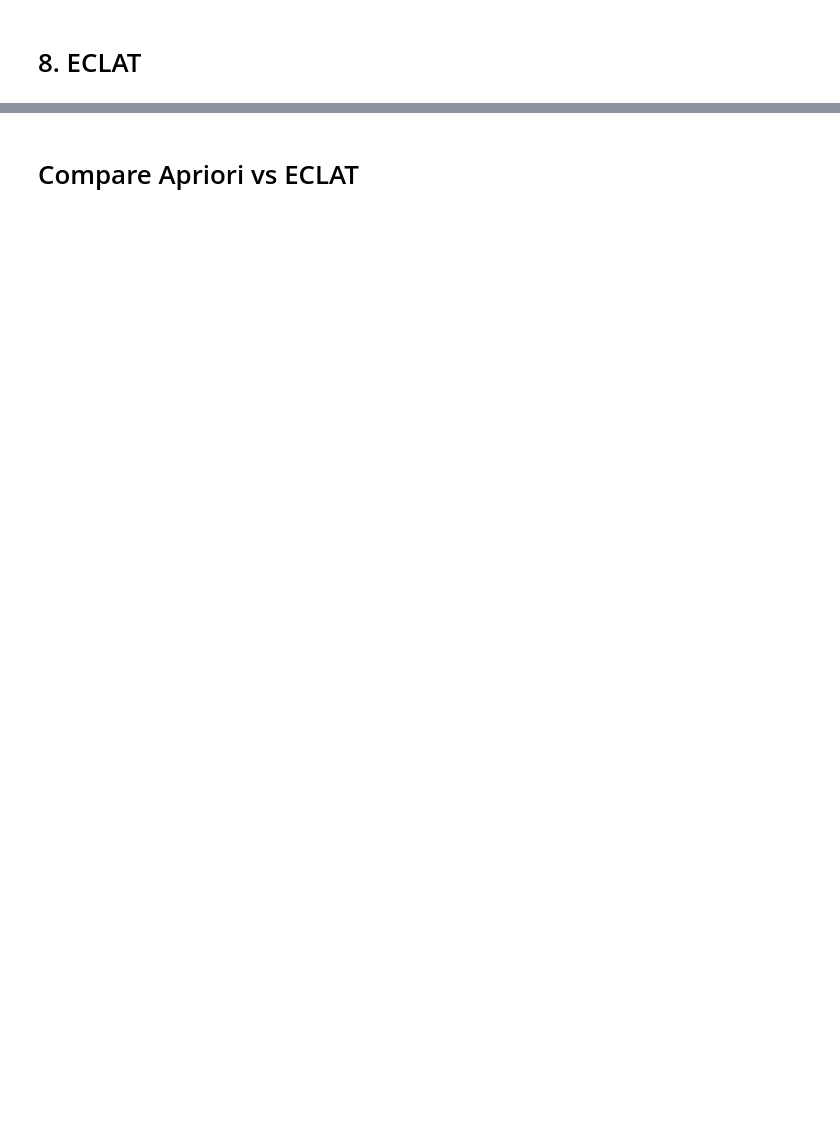
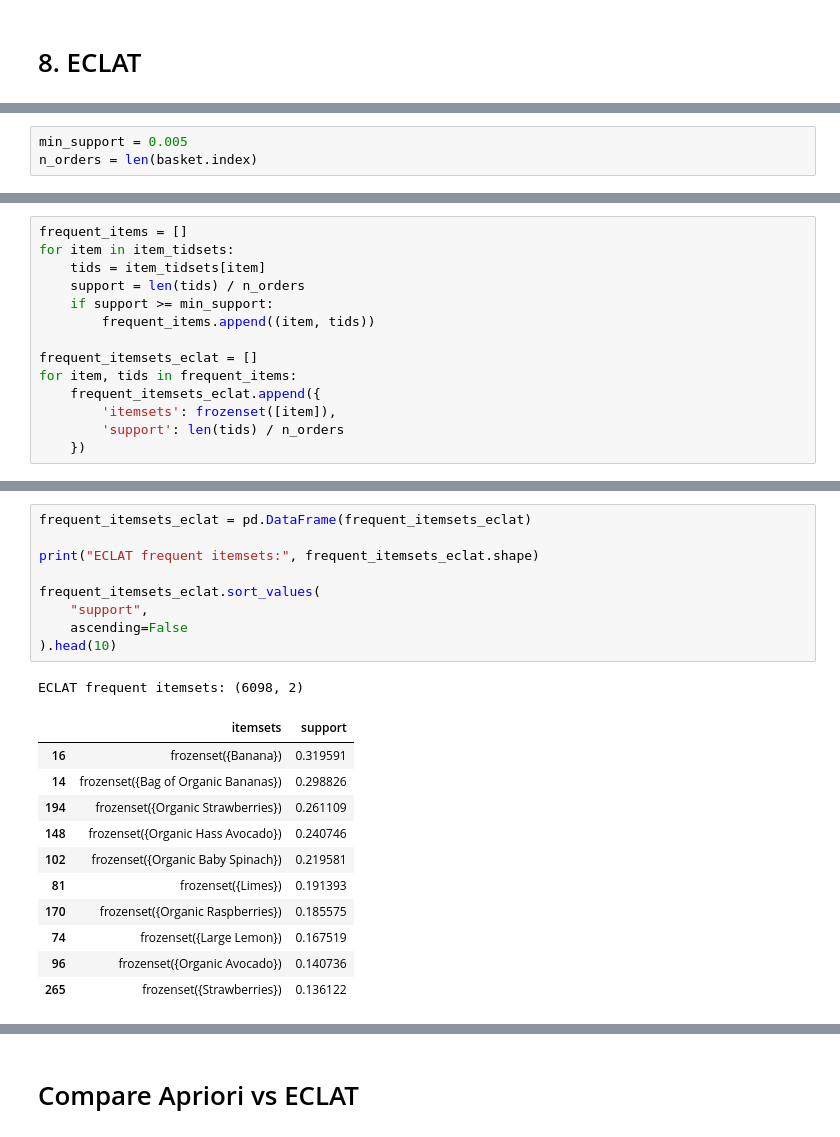
Before and after one commit to 2026089Hi/CA2-DV-ML, a Jupyter notebook: CA2 DV, ML.ipynb, the cells around one changed output, grey strips where cells are left out. Saved outputs shown, nothing was run; the diff lists cells and outputs as text; blank space fills up the shorter version.

```diff
--- a/CA2 DV, ML.ipynb
+++ b/CA2 DV, ML.ipynb
@@ -801,0 +806,3 @@ plt.show()
+# %%
+min_support = 0.005
+n_orders = len(basket.index)
@@ -801,0 +813,14 @@ plt.show()
+# %%
+frequent_items = []
+for item in item_tidsets:
+    tids = item_tidsets[item]
+    support = len(tids) / n_orders
+    if support >= min_support:
+        frequent_items.append((item, tids))
+
+frequent_itemsets_eclat = []
+for item, tids in frequent_items:
+    frequent_itemsets_eclat.append({
+        'itemsets': frozenset([item]),
+        'support': len(tids) / n_orders
+    })
@@ -801,0 +839,22 @@ plt.show()
+# %%
+frequent_itemsets_eclat = pd.DataFrame(frequent_itemsets_eclat)
+
+print("ECLAT frequent itemsets:", frequent_itemsets_eclat.shape)
+
+frequent_itemsets_eclat.sort_values(
+    "support",
+    ascending=False
+).head(10)
+# %% [output]
+ECLAT frequent itemsets: (6098, 2)
+|  | itemsets | support |
+| 16 | frozenset({Banana}) | 0.319591 |
+| 14 | frozenset({Bag of Organic Bananas}) | 0.298826 |
+| 194 | frozenset({Organic Strawberries}) | 0.261109 |
+| 148 | frozenset({Organic Hass Avocado}) | 0.240746 |
+| 102 | frozenset({Organic Baby Spinach}) | 0.219581 |
+| 81 | frozenset({Limes}) | 0.191393 |
+| 170 | frozenset({Organic Raspberries}) | 0.185575 |
+| 74 | frozenset({Large Lemon}) | 0.167519 |
+| 96 | frozenset({Organic Avocado}) | 0.140736 |
+| 265 | frozenset({Strawberries}) | 0.136122 |
```
Also changed, not shown: parts of 14 cells of this notebook.
